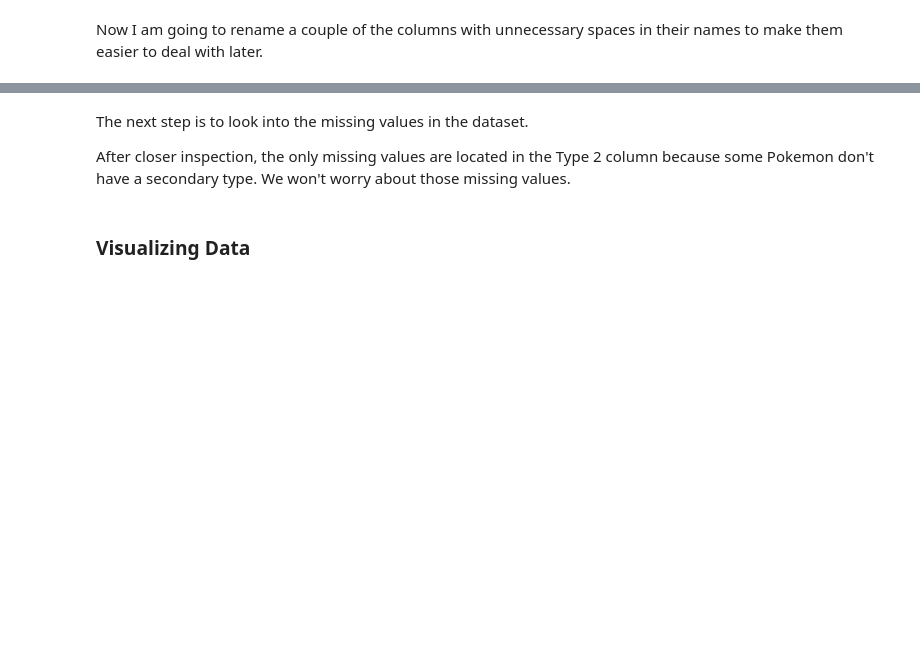
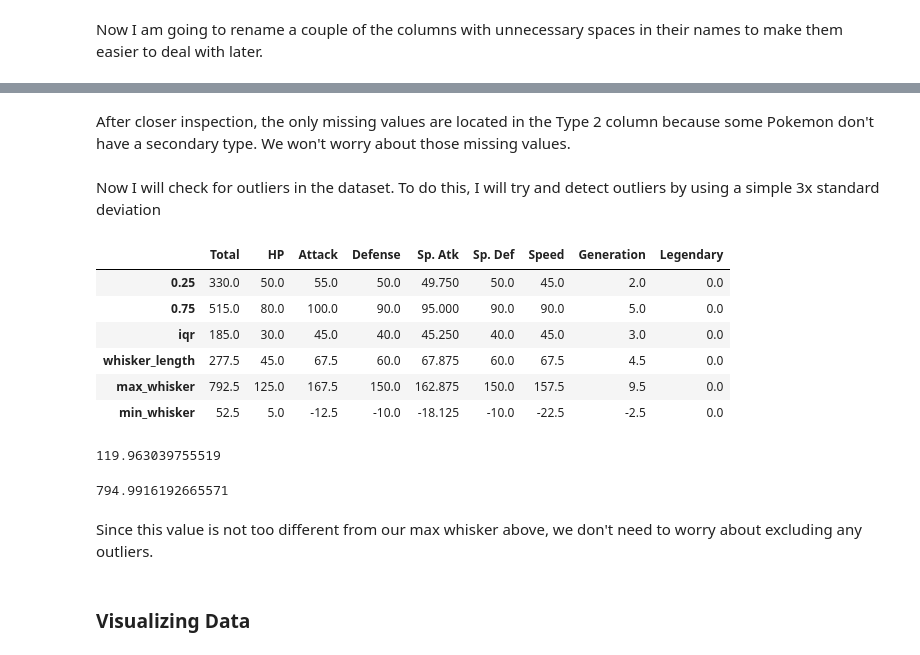
Before and after one commit to spencerrwise/homework1, a Jupyter notebook: Homework_1_Notebook.ipynb, the cells around one changed output, grey strips where cells are left out. Saved outputs shown, nothing was run; the diff lists cells and outputs as text; code cells hidden in the pictures; blank space fills up the shorter version.

```diff
--- a/Homework_1_Notebook.ipynb
+++ b/Homework_1_Notebook.ipynb
@@ -111,7 +130,37 @@ pokemon_data.rename(columns={'Type 1': 'Type_1', 'Type 2': "Type_2"}, inplace=Tr
 # %% [markdown]
-The next step is to look into the missing values in the dataset.
-
 After closer inspection, the only missing values are located in the Type 2 column because some Pokemon don't have a secondary type. We won't worry about those missing values.
+# %% [markdown]
+Now I will check for outliers in the dataset. To do this, I will try and detect outliers by using a simple 3x standard deviation
+# %%
+#Create cut-off values for 3x standard deviation
+q_df = pokemon_data.quantile([.25, .75])
+q_df.loc['iqr'] = q_df.loc[0.75] - q_df.loc[0.25]
+q_df.loc['whisker_length'] = 1.5 * q_df.loc['iqr']
+q_df.loc['max_whisker'] = q_df.loc['whisker_length'] + q_df.loc[0.75]
+q_df.loc['min_whisker'] = q_df.loc[0.25] - q_df.loc['whisker_length']
+q_df
+# %% [output]
+|  | Total | HP | Attack | Defense | Sp. Atk | Sp. Def | Speed | Generation | Legendary |
+| 0.25 | 330.0 | 50.0 | 55.0 | 50.0 | 49.750 | 50.0 | 45.0 | 2.0 | 0.0 |
+| 0.75 | 515.0 | 80.0 | 100.0 | 90.0 | 95.000 | 90.0 | 90.0 | 5.0 | 0.0 |
+| iqr | 185.0 | 30.0 | 45.0 | 40.0 | 45.250 | 40.0 | 45.0 | 3.0 | 0.0 |
+| whisker_length | 277.5 | 45.0 | 67.5 | 60.0 | 67.875 | 60.0 | 67.5 | 4.5 | 0.0 |
+| max_whisker | 792.5 | 125.0 | 167.5 | 150.0 | 162.875 | 150.0 | 157.5 | 9.5 | 0.0 |
+| min_whisker | 52.5 | 5.0 | -12.5 | -10.0 | -18.125 | -10.0 | -22.5 | -2.5 | 0.0 |
+# %%
+#Find standard deviation of total stats variable
+std_total = pokemon_data['Total'].std()
+std_total
+# %% [output]
+119.963039755519
+# %%
+#Find the max value that would include 3x standard deviation
+max_outlier_total_value = pokemon_data['Total'].mean() + (std_total * 3)
+max_outlier_total_value
+# %% [output]
+794.9916192665571
+# %% [markdown]
+Since this value is not too different from our max whisker above, we don't need to worry about excluding any outliers.
 # %% [markdown]
 ### Visualizing Data
 # %% [markdown]
```
Also changed, not shown: parts of 3 cells of this notebook.
